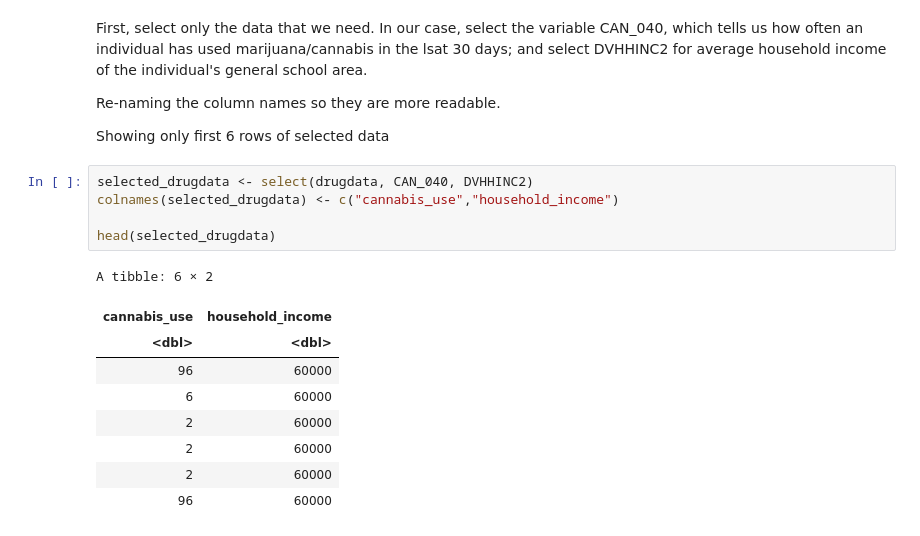
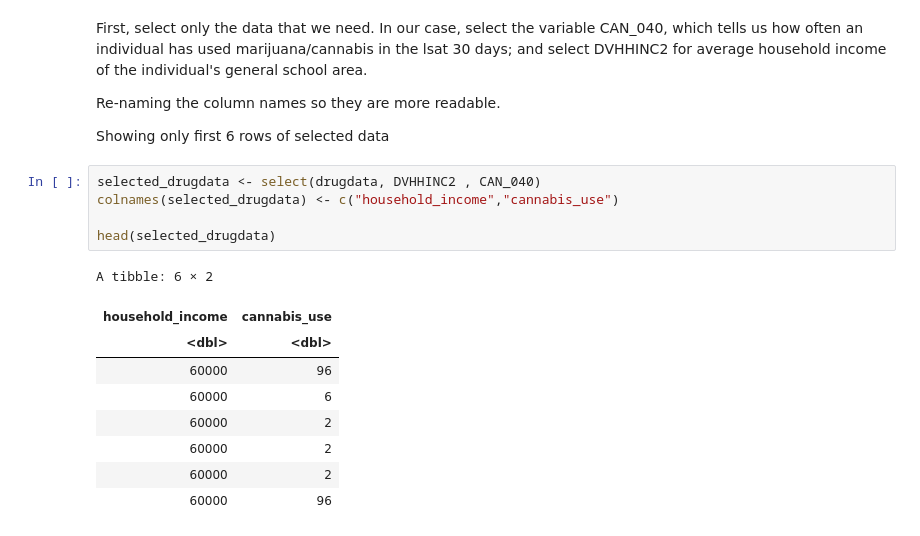
Before and after one commit to tiffanyw10/dsci-100-2022w2-project-group8, a Jupyter notebook: Proposal.ipynb, the cells around one changed output. Cells and saved outputs as stored; diff of their text form.

Commit message:
select,filter,group,summarize data, split to training/test, and plot visualization

```diff
--- a/Proposal.ipynb
+++ b/Proposal.ipynb
@@ -75,17 +75,17 @@ Re-naming the column names so they are more readable.
 
 Showing only first 6 rows of selected data
 # %%
-selected_drugdata <- select(drugdata, CAN_040, DVHHINC2)
-colnames(selected_drugdata) <- c("cannabis_use","household_income")
+selected_drugdata <- select(drugdata, DVHHINC2 , CAN_040)
+colnames(selected_drugdata) <- c("household_income","cannabis_use")
 
 head(selected_drugdata)
 # %% [output]
 A tibble: 6 × 2
-| cannabis_use | household_income |
+| household_income | cannabis_use |
 | <dbl> | <dbl> |
-| 96 | 60000 |
-| 6 | 60000 |
-| 2 | 60000 |
-| 2 | 60000 |
-| 2 | 60000 |
-| 96 | 60000 |
+| 60000 | 96 |
+| 60000 | 6 |
+| 60000 | 2 |
+| 60000 | 2 |
+| 60000 | 2 |
+| 60000 | 96 |
```
Also changed, not shown: parts of 10 cells of this notebook, 1 other file.
